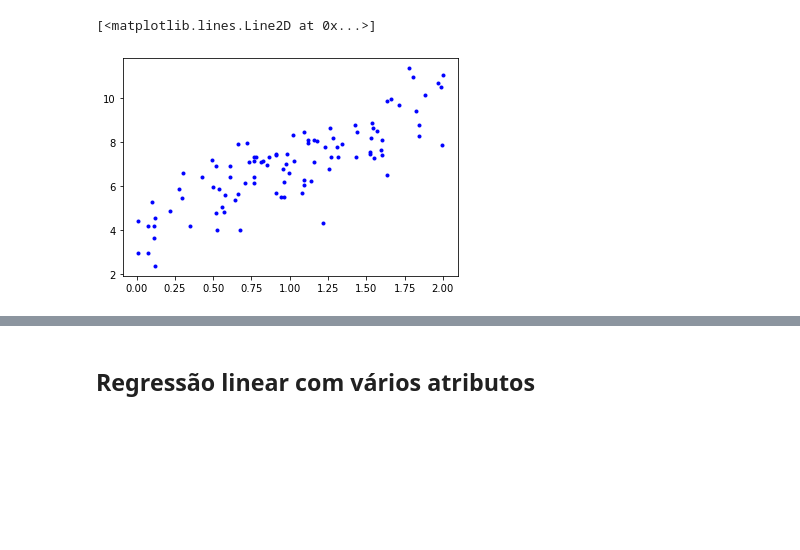
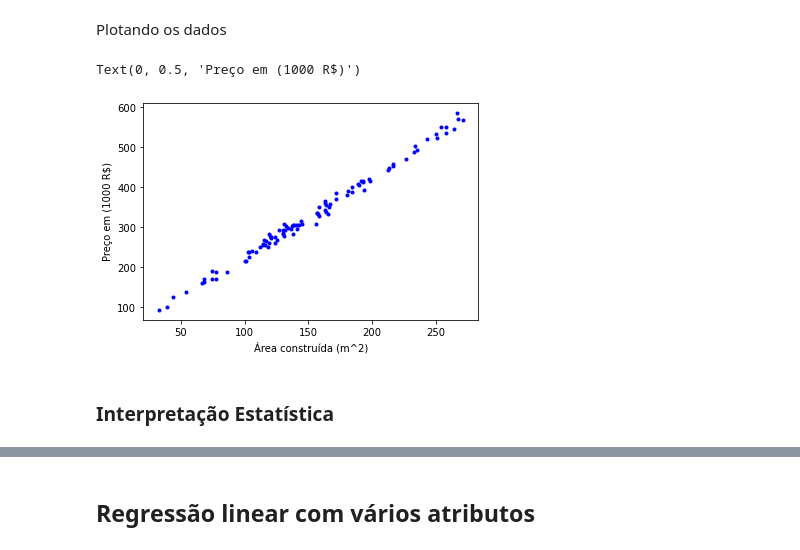
Before and after one commit to diogoflim/AM, a Jupyter notebook: 2_Regressão_Linear/2_reg_linear.ipynb, the cells around one changed output, grey strips where cells are left out. Saved outputs shown, nothing was run; the diff lists cells and outputs as text; code cells hidden in the pictures; blank space fills up the shorter version.

```diff
--- a/2_Regressão_Linear/2_reg_linear.ipynb
+++ b/2_Regressão_Linear/2_reg_linear.ipynb
@@ -32,2 +46,7 @@ Vamos iniciar plotando um grafo de dispersão para uma função linear qualquer.
 # %%
-X = 2 * np.random.rand(100, 1)
+mu, sigma = 150, 50 # média e desvio padrão
+
+# gerando 100 variáveis entre 0 e 2
+X = np.random.normal(mu, sigma, size=(100,1))
+
+print (X[:10])
@@ -47,2 +66,4 @@ array([[0.60724755],
 # %%
-y = 4 + 3 * X + np.random.randn(100, 1)
+mu_2, sigma_2 = 0, 10
+
+y = 25 + 2 * X + np.random.normal(mu_2, sigma_2, size=(100,1))
@@ -57,6 +89,12 @@ array([[ 6.42786604],
+# %% [markdown]
+Plotando os dados
 # %%
 plt.plot(X, y, "b.")
+plt.xlabel('Área construída (m^2)')
+plt.ylabel('Preço em (1000 R$)')
 # %% [output]
-[<matplotlib.lines.Line2D at 0x...>]
+Text(0, 0.5, 'Preço em (1000 R$)')
-[figure, old version]
+[figure, new version]
+# %% [markdown]
+### Interpretação Estatística
 # %% [markdown]
```
Also changed, not shown: parts of 46 cells of this notebook.
